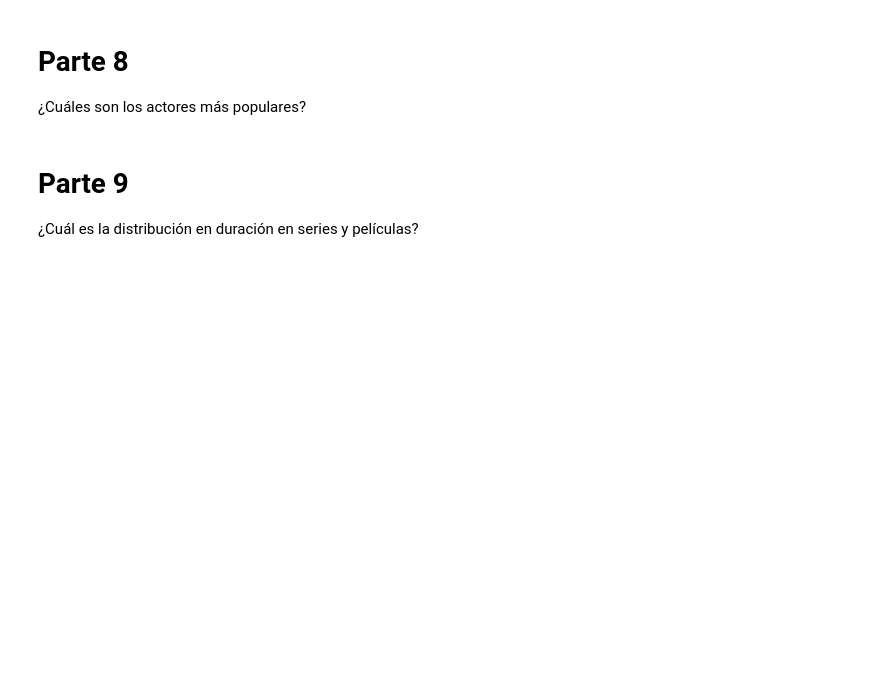
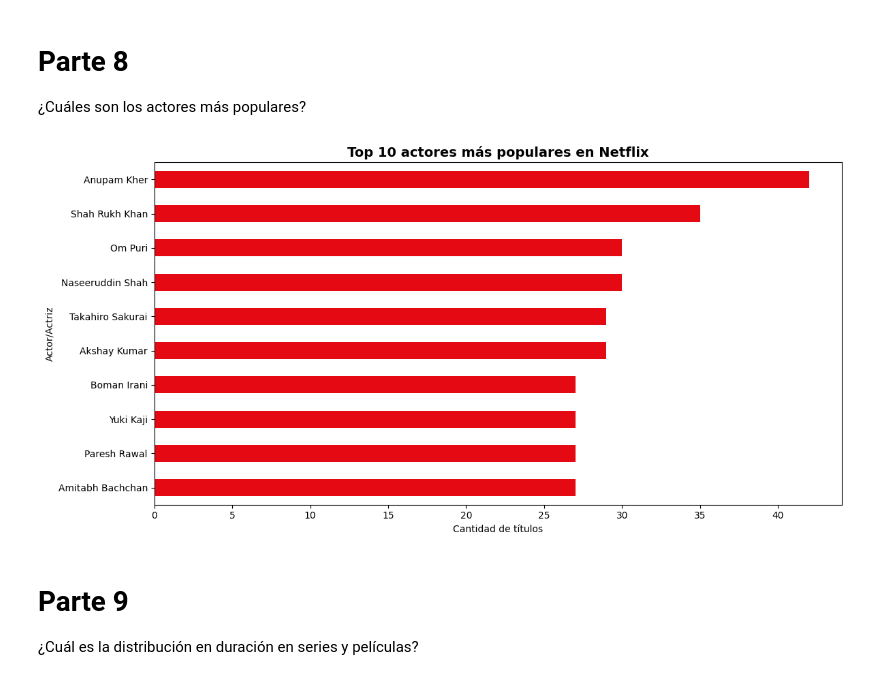
Before and after one commit to AnaMenoni/Practico-2-Analisis-de-Datos, a Jupyter notebook: practico2.ipynb, the cells around one changed output. Cells and saved outputs as stored; diff of their text form; code cells hidden in the pictures; blank space fills up the shorter version.

```diff
--- a/practico2.ipynb
+++ b/practico2.ipynb
@@ -237,6 +291,33 @@ plt.show()
 # %% [markdown]
 # Parte 8
 ¿Cuáles son los actores más populares?
+# %%
+# Filtrar actores válidos
+df_actors = df[df["cast"] != "Unknown"].copy()
+
+# Separar múltiples actores
+df_actors["cast_split"] = df_actors["cast"].str.split(", ")
+df_explode_actors = df_actors.explode("cast_split")
+
+# Contar frecuencia de actores
+top_actors = df_explode_actors["cast_split"].value_counts().head(10)
+
+# Paleta Netflix-style (usamos un solo color fuerte)
+colors = ["#e50914"]
+
+# Gráfico de barras horizontales
+plt.figure(figsize=(12,6))
+top_actors.sort_values().plot(kind="barh", color=colors[0])
+
+# Títulos y etiquetas
+plt.title("Top 10 actores más populares en Netflix", fontsize=14, fontweight="bold")
+plt.xlabel("Cantidad de títulos")
+plt.ylabel("Actor/Actriz")
+
+plt.tight_layout()
+plt.show()
+# %% [output]
+[figure, added]
 # %% [markdown]
 # Parte 9
 ¿Cuál es la distribución en duración en series y películas?
```
Also changed, not shown: parts of 3 cells of this notebook.
